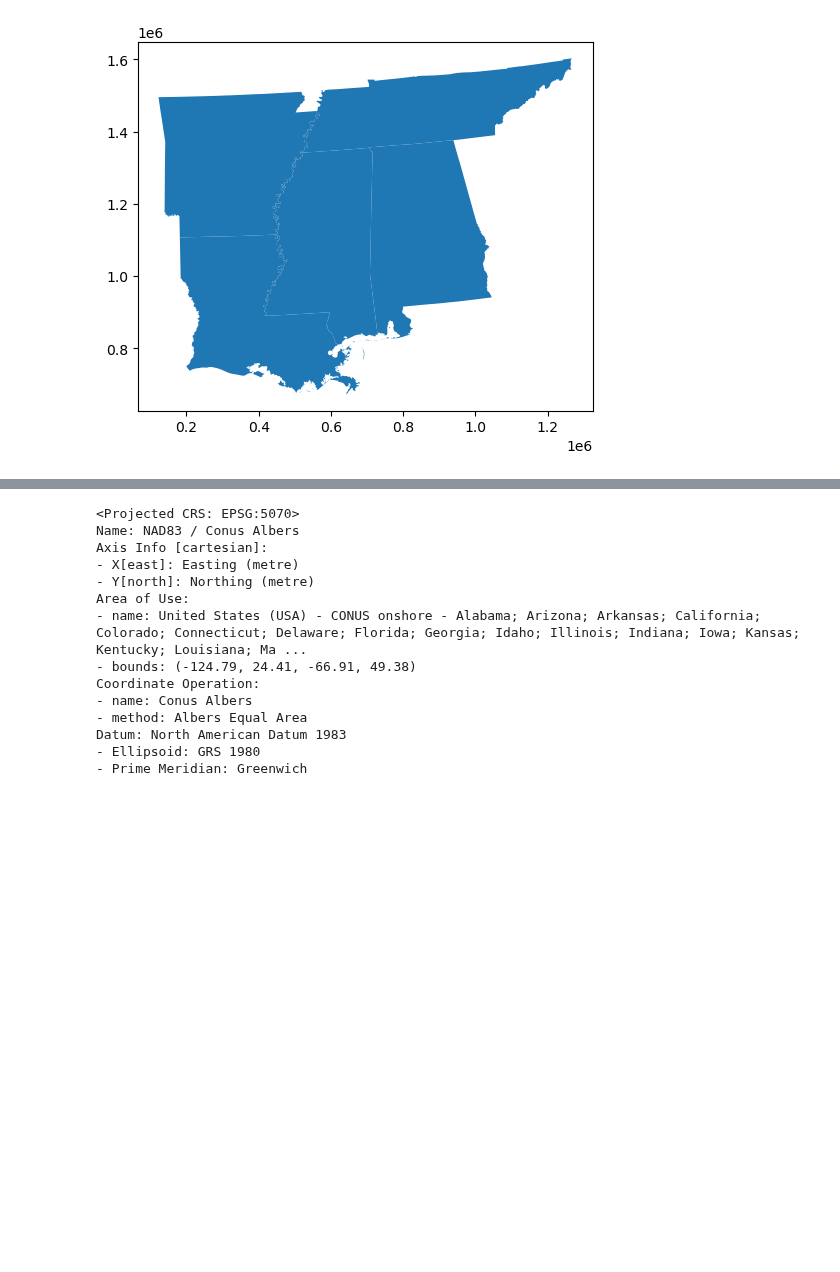
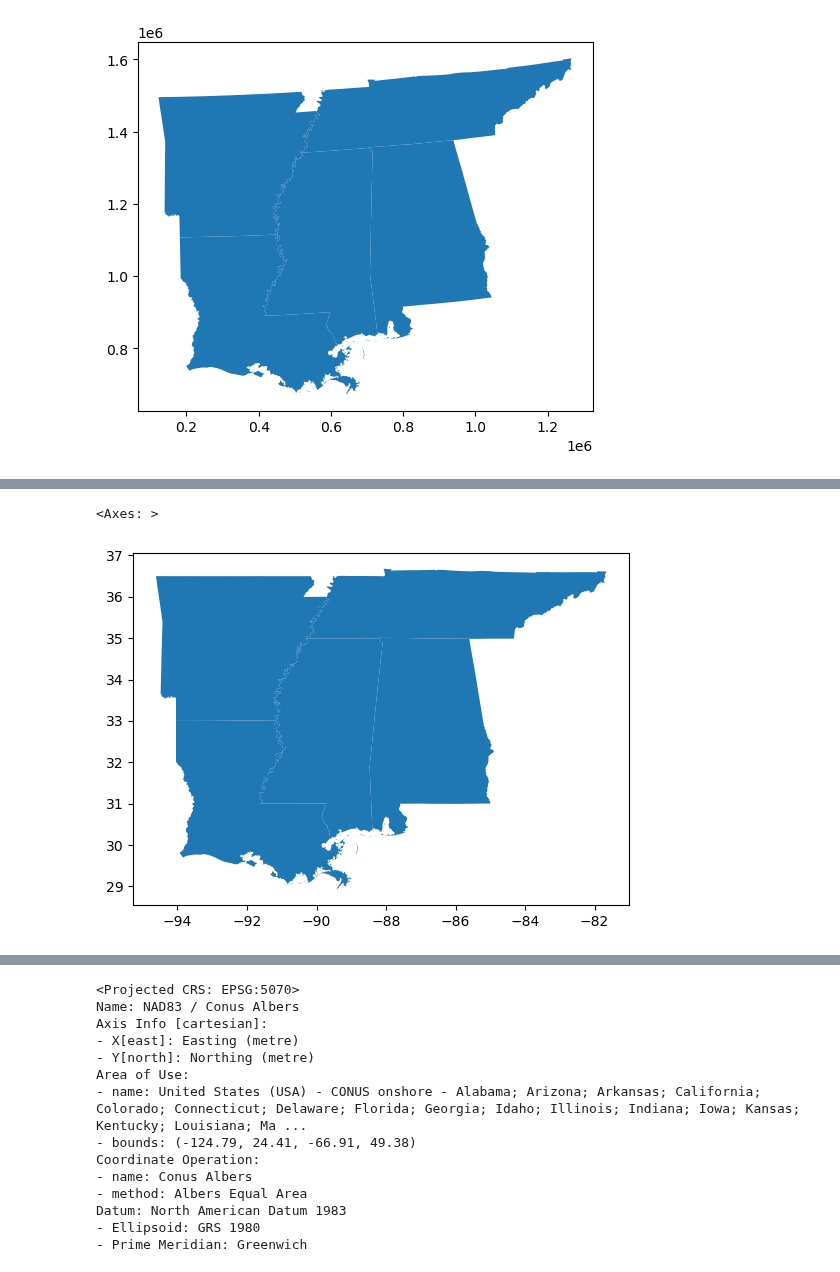
Before and after one commit to kerriegeil/DEV_canvas_beginner_py, a Jupyter notebook: IntroToGeopandas.ipynb, the cells around one changed output, grey strips where cells are left out. Cells and saved outputs as stored; diff of their text form; code cells hidden in the pictures; blank space fills up the shorter version.

```diff
--- a/IntroToGeopandas.ipynb
+++ b/IntroToGeopandas.ipynb
@@ -90,0 +130,6 @@ gdf_states.plot()
+# %%
+# plot geospatial data from our GeoDataFrame in a new CRS
+gdf_states.to_crs('EPSG:4326').plot()
+# %% [output]
+<Axes: >
+[figure, added]
```
Also changed, not shown: parts of 62 cells of this notebook.
